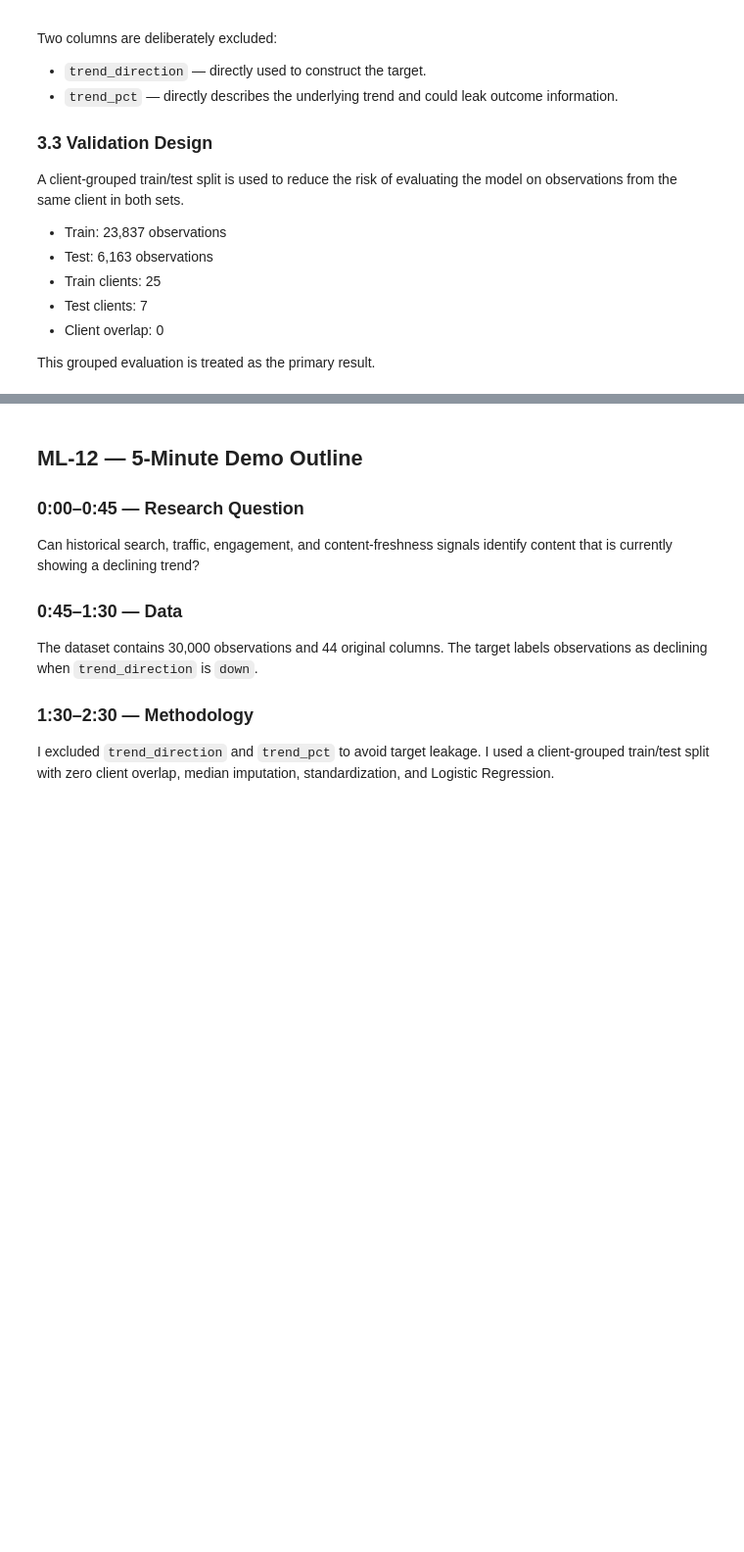
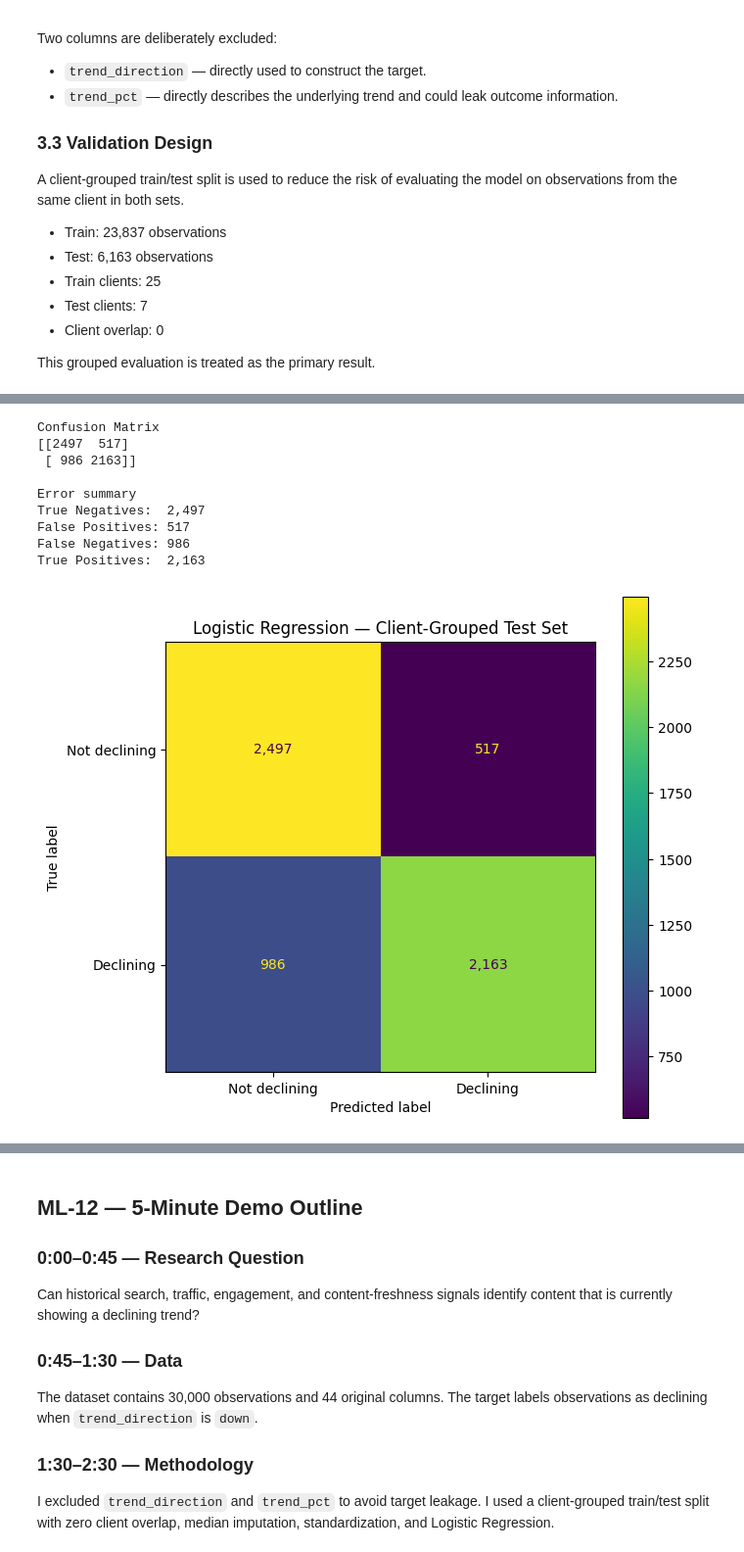
Before and after one commit to Ahmedali3ff/Flyrank-internship-, a Jupyter notebook: work/notebooks/capstone.ipynb, the cells around one changed output, grey strips where cells are left out. Shown at 98% size. Saved outputs shown, nothing was run; the diff lists cells and outputs as text; code cells hidden in the pictures; blank space fills up the shorter version.

```diff
--- a/work/notebooks/capstone.ipynb
+++ b/work/notebooks/capstone.ipynb
@@ -566,0 +778,40 @@ Before you submit, confirm each line honestly:
+# %%
+from sklearn.metrics import ConfusionMatrixDisplay
+
+cm = confusion_matrix(y_test, model_pred)
+
+print("Confusion Matrix")
+print(cm)
+
+tn, fp, fn, tp = cm.ravel()
+
+print("\nError summary")
+print(f"True Negatives:  {tn:,}")
+print(f"False Positives: {fp:,}")
+print(f"False Negatives: {fn:,}")
+print(f"True Positives:  {tp:,}")
+
+fig, ax = plt.subplots(figsize=(7, 6))
+
+ConfusionMatrixDisplay(
+    confusion_matrix=cm,
+        display_labels=["Not declining", "Declining"]
+        ).plot(
+            ax=ax,
+                values_format=","
+                )
+
+ax.set_title("Logistic Regression — Client-Grouped Test Set")
+plt.tight_layout()
+plt.show()
+# %% [output]
+Confusion Matrix
+[[2497  517]
+ [ 986 2163]]
+
+Error summary
+True Negatives:  2,497
+False Positives: 517
+False Negatives: 986
+True Positives:  2,163
+[figure, added]
```
Also changed, not shown: parts of 45 cells of this notebook.
